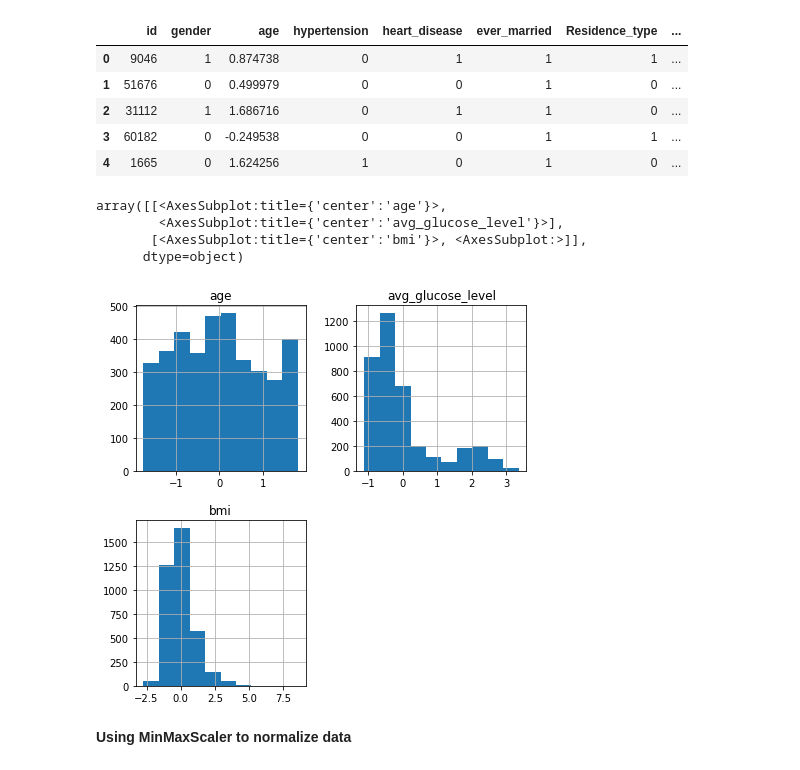
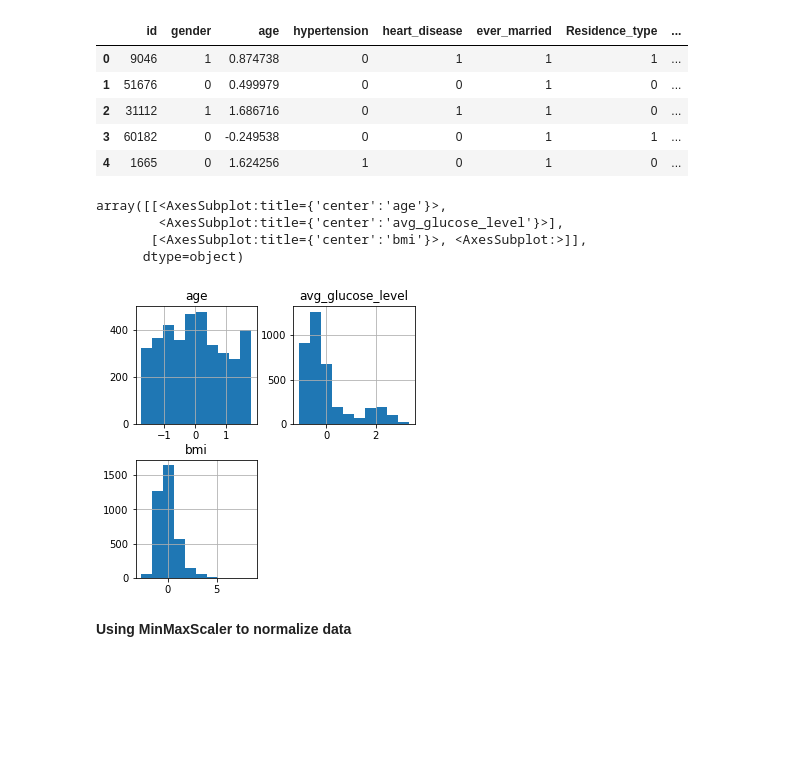
Before and after one commit to britt-emm/CGGroupProject, a Jupyter notebook: Final_Project/Stroke_Preprocessing.ipynb, the cells around one changed output. Cells and saved outputs as stored; diff of their text form; code cells hidden in the pictures; blank space fills up the shorter version.

Commit message:
some charts

```diff
--- a/Final_Project/Stroke_Preprocessing.ipynb
+++ b/Final_Project/Stroke_Preprocessing.ipynb
@@ -354,13 +337,13 @@ scaled_stroke_df.head()
 # %%
 scaled_stroke_df.to_csv('stroke_scaled_df.csv')
 # %%
-scaled_stroke_df[col_to_scale].hist(figsize=(7, 7))
+scaled_stroke_df[col_to_scale].hist(figsize=(5, 5))
 # %% [output]
 array([[<AxesSubplot:title={'center':'age'}>,
         <AxesSubplot:title={'center':'avg_glucose_level'}>],
        [<AxesSubplot:title={'center':'bmi'}>, <AxesSubplot:>]],
       dtype=object)
-[figure, old version]
+[figure, new version]
 # %% [markdown]
 **Using MinMaxScaler to normalize data**
 # %%
```
Also changed, not shown: parts of 17 cells of this notebook, 9 other files.
